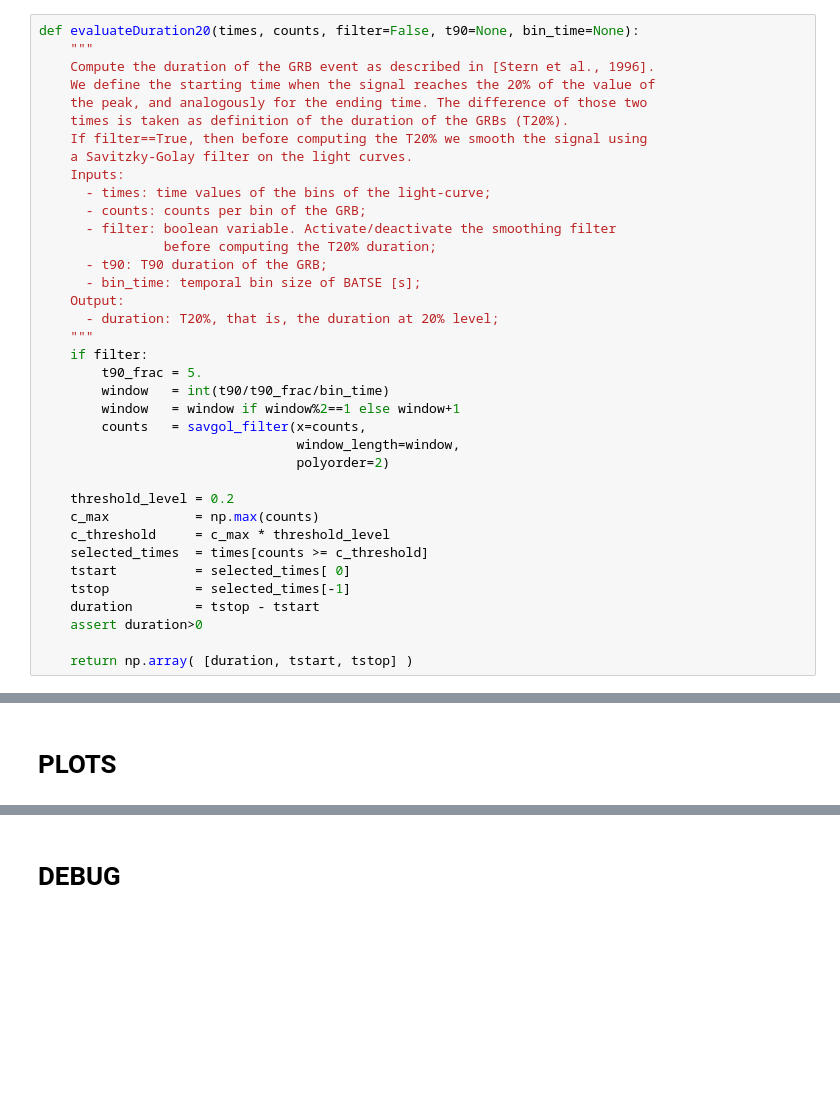
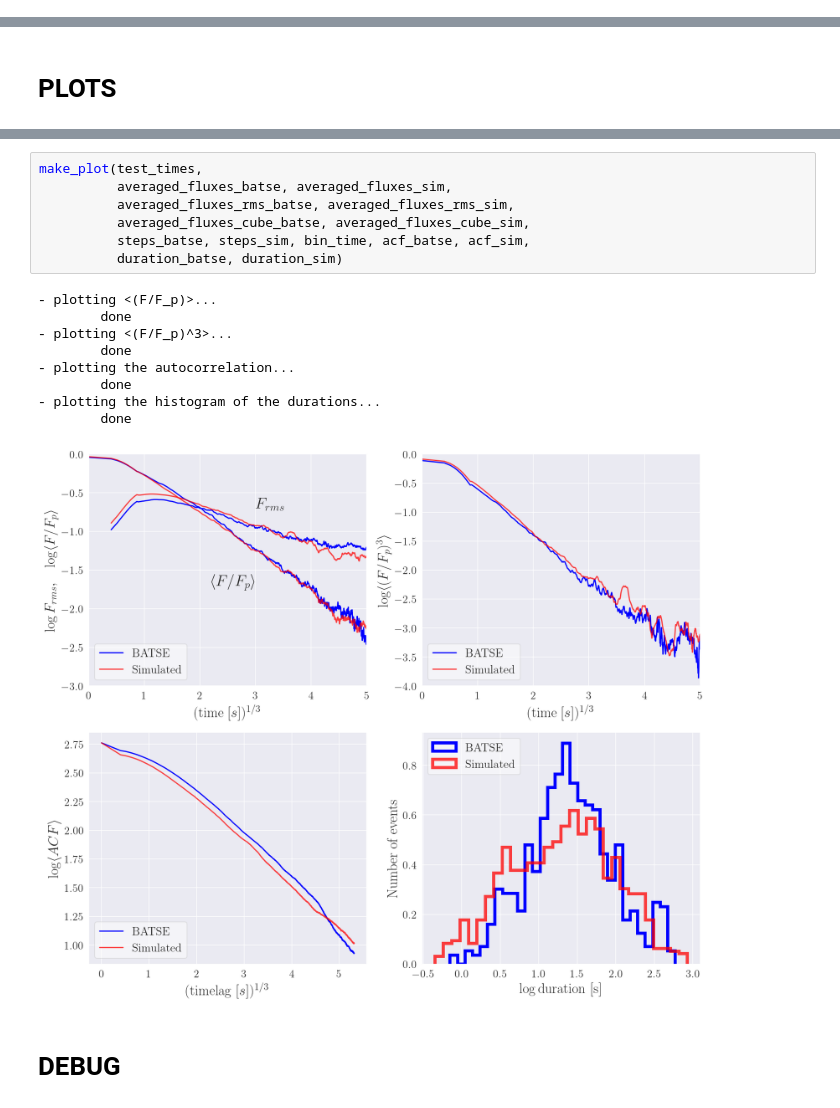
Before and after one commit to romanomaccary/geneticgrbs_v2, a Jupyter notebook: statistical_test/statistical_test.ipynb, the cells around one changed output, grey strips where cells are left out. Drawn from its saved outputs; the diff is of its cells as text; blank space fills up the shorter version.

```diff
--- a/statistical_test/statistical_test.ipynb
+++ b/statistical_test/statistical_test.ipynb
@@ -100,37 +64,0 @@ test_times=np.linspace(t_i, t_f, int((t_f-t_i)/bin_time))
-# %%
-def evaluateDuration20(times, counts, filter=False, t90=None, bin_time=None):
-    """
-    Compute the duration of the GRB event as described in [Stern et al., 1996].
-    We define the starting time when the signal reaches the 20% of the value of
-    the peak, and analogously for the ending time. The difference of those two
-    times is taken as definition of the duration of the GRBs (T20%).
-    If filter==True, then before computing the T20% we smooth the signal using
-    a Savitzky-Golay filter on the light curves.
-    Inputs:
-      - times: time values of the bins of the light-curve;
-      - counts: counts per bin of the GRB;
-      - filter: boolean variable. Activate/deactivate the smoothing filter
-                before computing the T20% duration;
-      - t90: T90 duration of the GRB;
-      - bin_time: temporal bin size of BATSE [s];
-    Output:
-      - duration: T20%, that is, the duration at 20% level;
-    """
-    if filter:
-        t90_frac = 5.
-        window   = int(t90/t90_frac/bin_time)
-        window   = window if window%2==1 else window+1
-        counts   = savgol_filter(x=counts,
-                                 window_length=window,
-                                 polyorder=2)
-
-    threshold_level = 0.2
-    c_max           = np.max(counts)
-    c_threshold     = c_max * threshold_level
-    selected_times  = times[counts >= c_threshold]
-    tstart          = selected_times[ 0]
-    tstop           = selected_times[-1]
-    duration        = tstop - tstart
-    assert duration>0
-
-    return np.array( [duration, tstart, tstop] )
@@ -690,3 +174,20 @@ plt.show()
+# %%
+make_plot(test_times,
+          averaged_fluxes_batse, averaged_fluxes_sim,
+          averaged_fluxes_rms_batse, averaged_fluxes_rms_sim,
+          averaged_fluxes_cube_batse, averaged_fluxes_cube_sim,
+          steps_batse, steps_sim, bin_time, acf_batse, acf_sim,
+          duration_batse, duration_sim)
+# %% [output]
+- plotting <(F/F_p)>...
+        done
+- plotting <(F/F_p)^3>...
+        done
+- plotting the autocorrelation...
+        done
+- plotting the histogram of the durations...
+        done
+[figure, added]
 # %% [markdown]
 # DEBUG
 # %%
```
Also changed, not shown: parts of 20 cells of this notebook.
